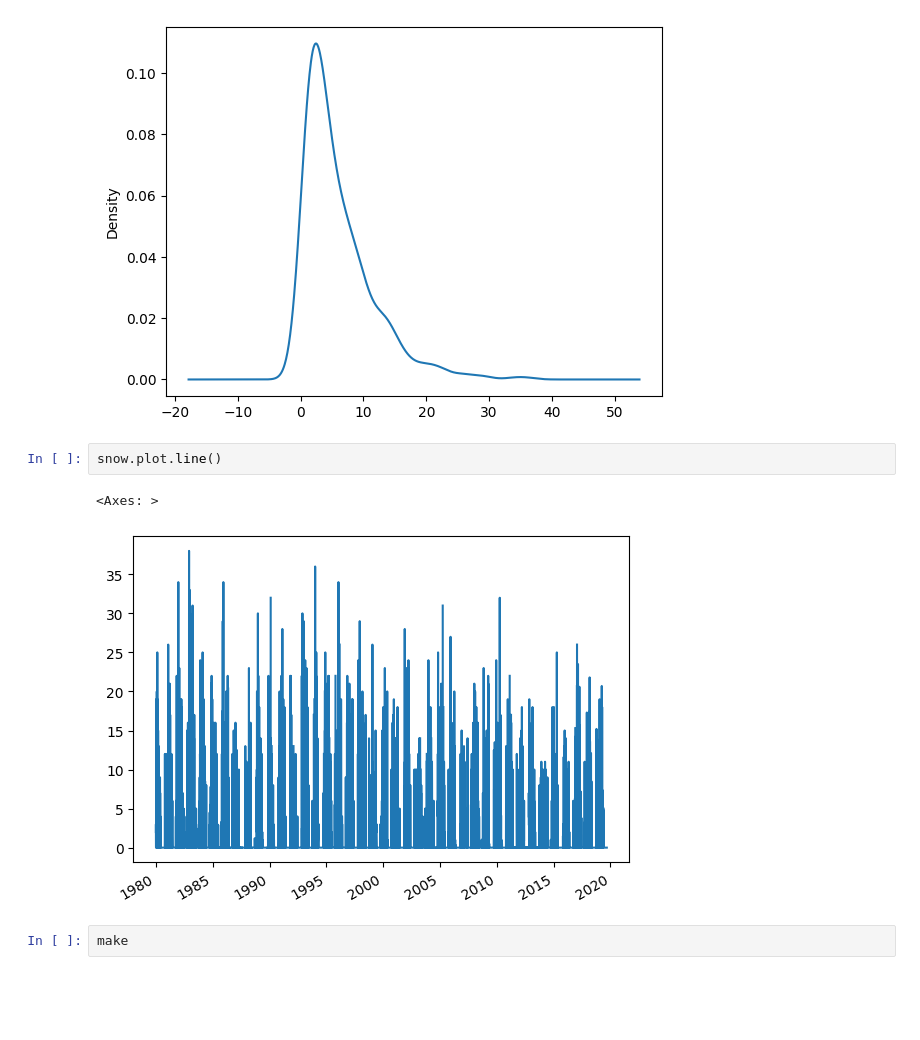
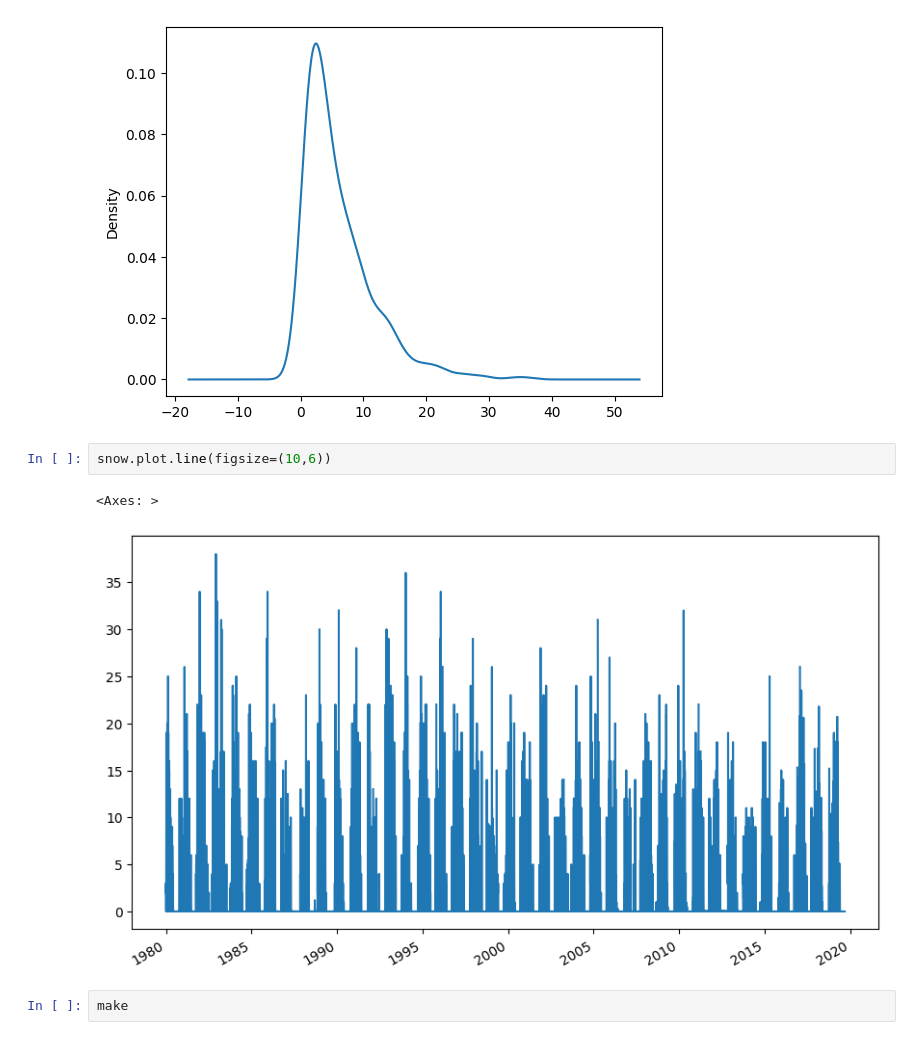
Before and after one commit to Moisebea/PythonDatastructure, a Jupyter notebook: EPP_For_Data_Manipulation/Data_manipulation.ipynb, the cells around one changed output. Saved outputs shown, nothing was run; the diff lists cells and outputs as text; blank space fills up the shorter version.

```diff
--- a/EPP_For_Data_Manipulation/Data_manipulation.ipynb
+++ b/EPP_For_Data_Manipulation/Data_manipulation.ipynb
@@ -539,10 +536,10 @@ snow[snow >0].plot.hist(bins=20,title ='Snowfall Histogram (in)')
 <Axes: ylabel='Density'>
 [figure]
 # %%
-snow.plot.line()
+snow.plot.line(figsize=(10,6))
 # %% [output]
 <Axes: >
-[figure, old version]
+[figure, new version]
 # %%
 make
 # %% [output]
```
Also changed, not shown: parts of 4 cells of this notebook.
